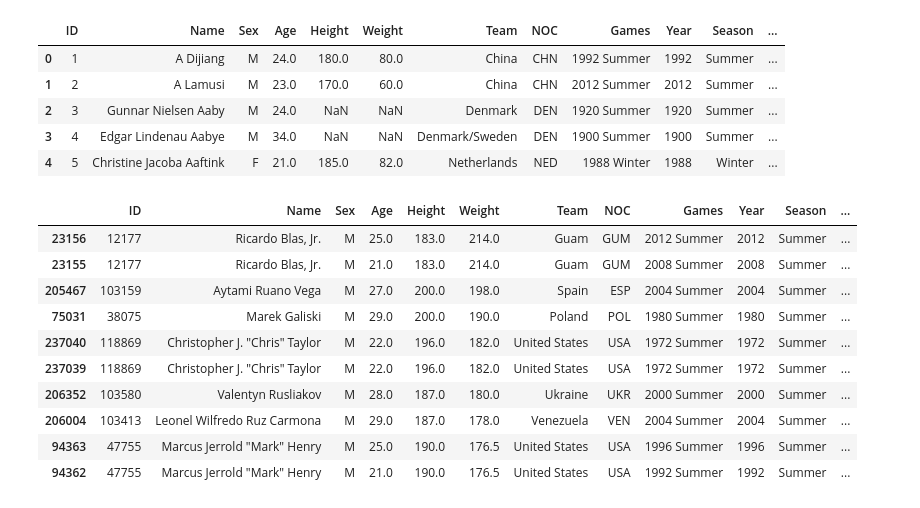
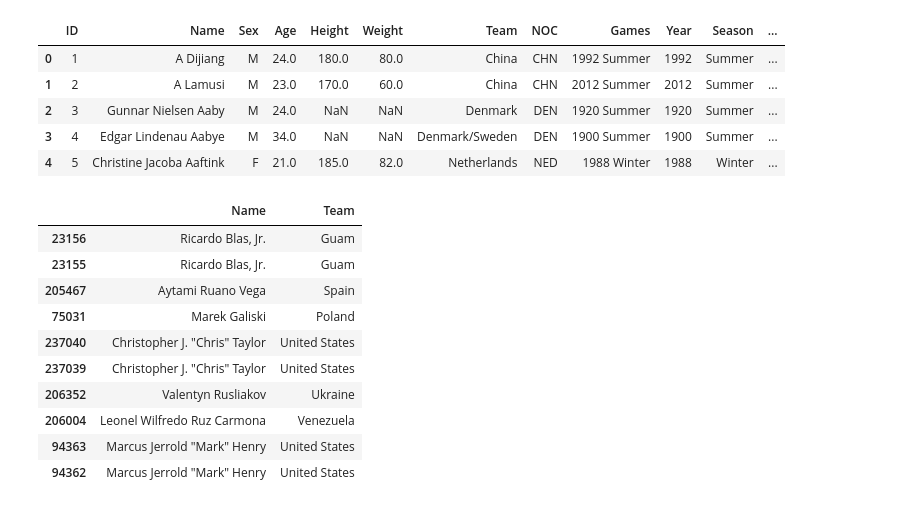
Before and after one commit to reuven/OReilly-2025-11November-data, a Jupyter notebook: OReilly - 2025-11November-20.ipynb, the cells around one changed output. Cells and saved outputs as stored; diff of their text form; code cells hidden in the pictures.

```diff
--- a/OReilly - 2025-11November-20.ipynb
+++ b/OReilly - 2025-11November-20.ipynb
@@ -311,16 +311,21 @@ df.head()
 | 3 | 4 | Edgar Lindenau Aabye | M | 34.0 | NaN | NaN | Denmark/Sweden | DEN | 1900 Summer | 1900 | Summer | ... |
 | 4 | 5 | Christine Jacoba Aaftink | F | 21.0 | 185.0 | 82.0 | Netherlands | NED | 1988 Winter | 1988 | Winter | ... |
 # %%
-df.sort_values('Weight', ascending=False).head(10)
+(
+    df
+    .sort_values('Weight', ascending=False)
+    .head(10)
+    [['Name', 'Team']]
+)
 # %% [output]
-|  | ID | Name | Sex | Age | Height | Weight | Team | NOC | Games | Year | Season | ... |
-| 23156 | 12177 | Ricardo Blas, Jr. | M | 25.0 | 183.0 | 214.0 | Guam | GUM | 2012 Summer | 2012 | Summer | ... |
-| 23155 | 12177 | Ricardo Blas, Jr. | M | 21.0 | 183.0 | 214.0 | Guam | GUM | 2008 Summer | 2008 | Summer | ... |
-| 205467 | 103159 | Aytami Ruano Vega | M | 27.0 | 200.0 | 198.0 | Spain | ESP | 2004 Summer | 2004 | Summer | ... |
-| 75031 | 38075 | Marek Galiski | M | 29.0 | 200.0 | 190.0 | Poland | POL | 1980 Summer | 1980 | Summer | ... |
-| 237040 | 118869 | Christopher J. "Chris" Taylor | M | 22.0 | 196.0 | 182.0 | United States | USA | 1972 Summer | 1972 | Summer | ... |
-| 237039 | 118869 | Christopher J. "Chris" Taylor | M | 22.0 | 196.0 | 182.0 | United States | USA | 1972 Summer | 1972 | Summer | ... |
-| 206352 | 103580 | Valentyn Rusliakov | M | 28.0 | 187.0 | 180.0 | Ukraine | UKR | 2000 Summer | 2000 | Summer | ... |
-| 206004 | 103413 | Leonel Wilfredo Ruz Carmona | M | 29.0 | 187.0 | 178.0 | Venezuela | VEN | 2004 Summer | 2004 | Summer | ... |
-| 94363 | 47755 | Marcus Jerrold "Mark" Henry | M | 25.0 | 190.0 | 176.5 | United States | USA | 1996 Summer | 1996 | Summer | ... |
-| 94362 | 47755 | Marcus Jerrold "Mark" Henry | M | 21.0 | 190.0 | 176.5 | United States | USA | 1992 Summer | 1992 | Summer | ... |
+|  | Name | Team |
+| 23156 | Ricardo Blas, Jr. | Guam |
+| 23155 | Ricardo Blas, Jr. | Guam |
+| 205467 | Aytami Ruano Vega | Spain |
+| 75031 | Marek Galiski | Poland |
+| 237040 | Christopher J. "Chris" Taylor | United States |
+| 237039 | Christopher J. "Chris" Taylor | United States |
+| 206352 | Valentyn Rusliakov | Ukraine |
+| 206004 | Leonel Wilfredo Ruz Carmona | Venezuela |
+| 94363 | Marcus Jerrold "Mark" Henry | United States |
+| 94362 | Marcus Jerrold "Mark" Henry | United States |
```
Also changed, not shown: parts of 2 cells of this notebook.
